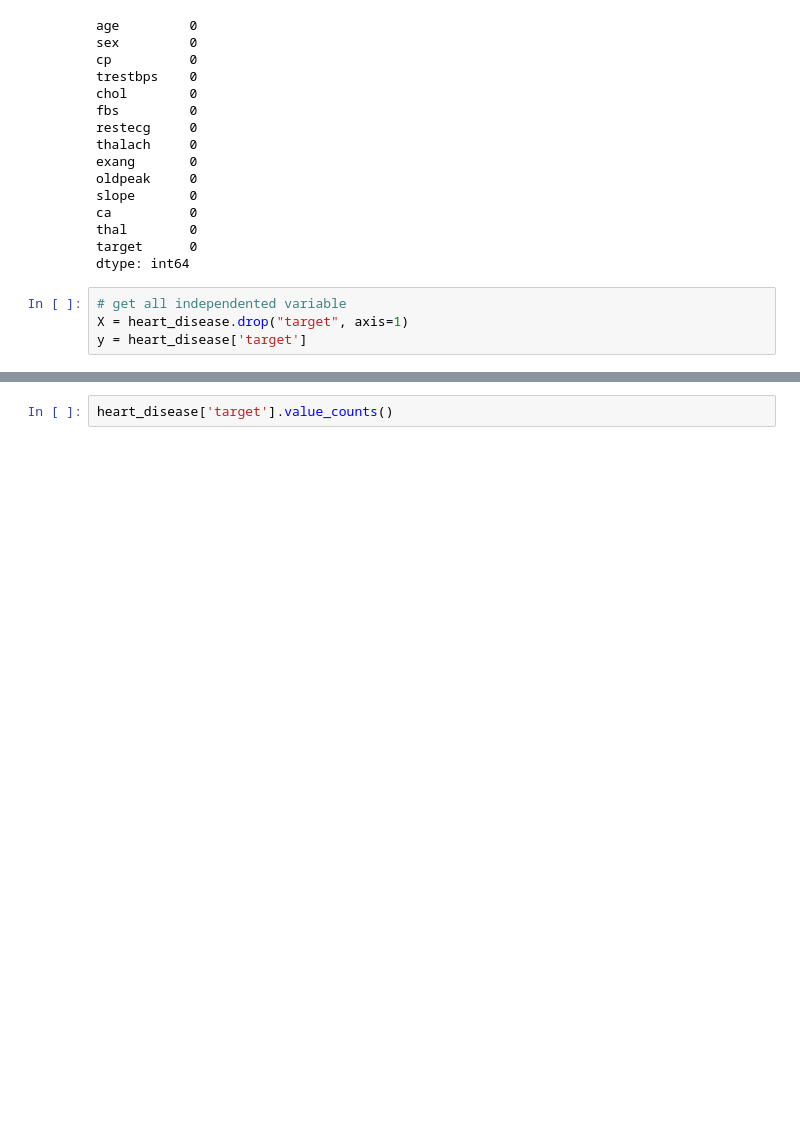
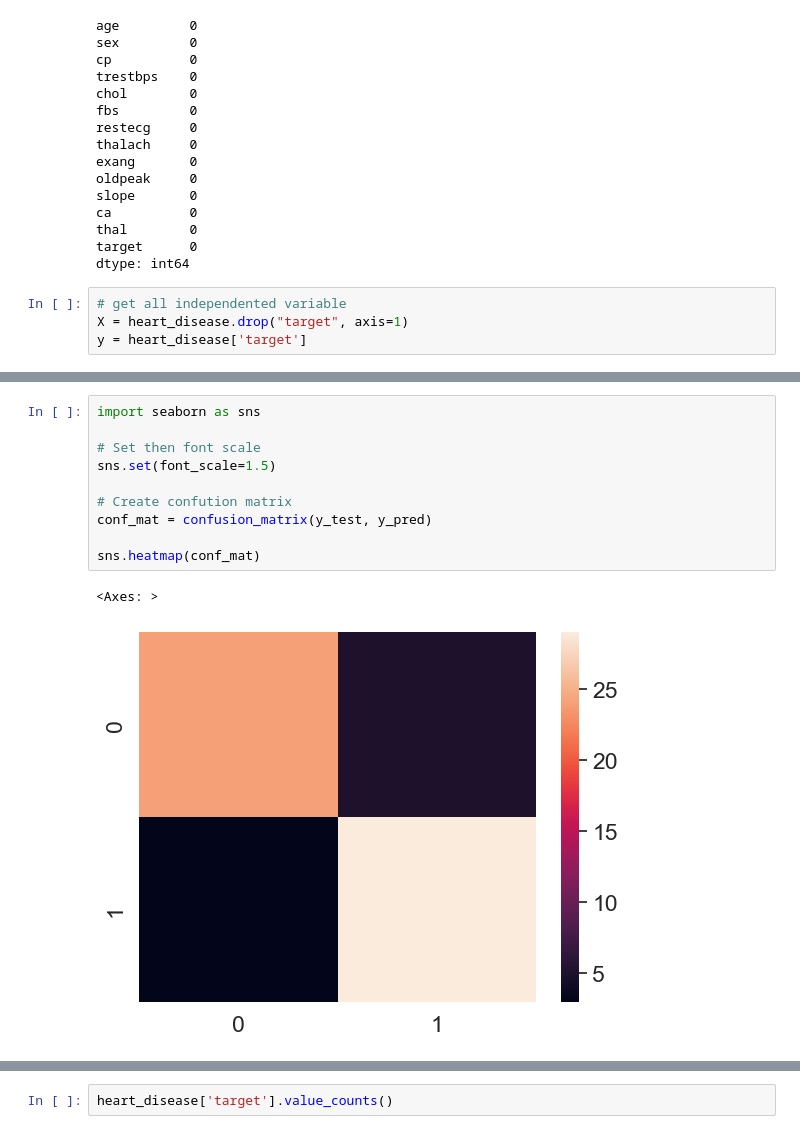
Before and after one commit to hannan70/ML-With-Andrei-Neagoie, a Jupyter notebook: Sklearn/classification-problem.ipynb, the cells around one changed output, grey strips where cells are left out. Saved outputs shown, nothing was run; the diff lists cells and outputs as text; blank space fills up the shorter version.

Commit message:
ROC curve and confusion matrix done with plot

```diff
--- a/Sklearn/classification-problem.ipynb
+++ b/Sklearn/classification-problem.ipynb
@@ -81,0 +120,13 @@ print(confusion_matrix(y_test, y_pred))
+# %%
+import seaborn as sns
+
+# Set then font scale
+sns.set(font_scale=1.5)
+
+# Create confution matrix
+conf_mat = confusion_matrix(y_test, y_pred)
+
+sns.heatmap(conf_mat)
+# %% [output]
+<Axes: >
+[figure, added]
```
Also changed, not shown: parts of 28 cells of this notebook, 1 other file.
